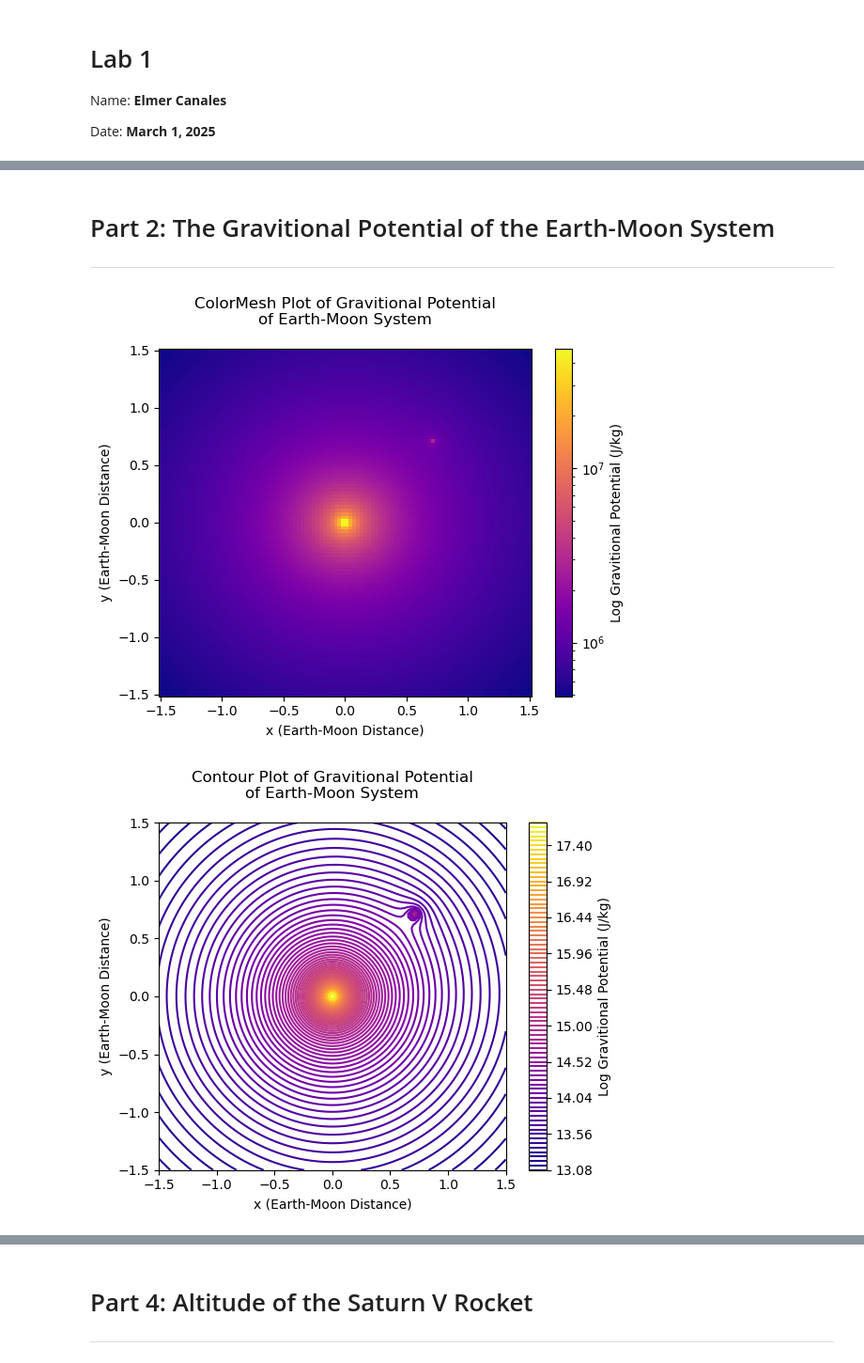
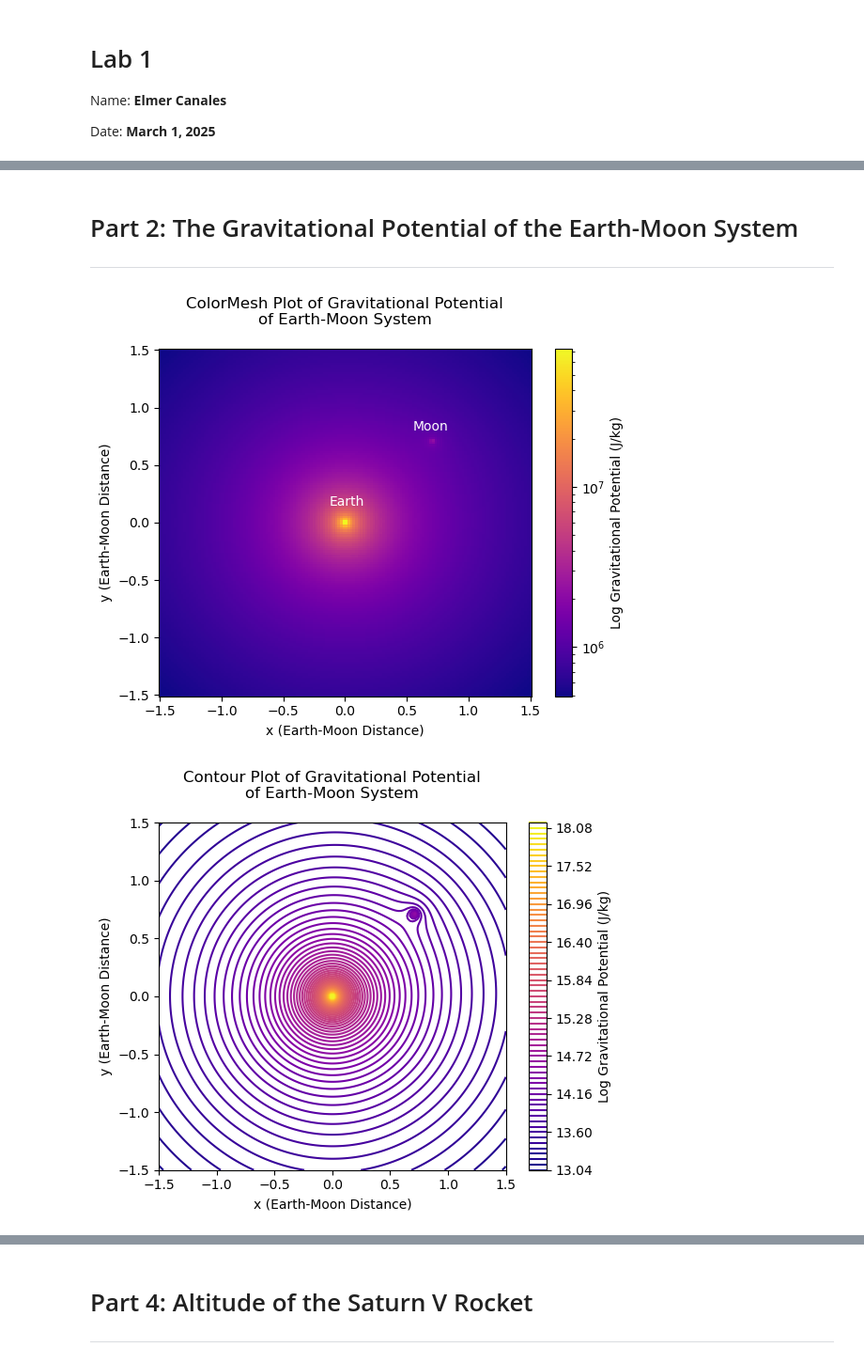
Before and after one commit to Elmer-Canales/PHYS265-spring25, a Jupyter notebook: Lab1/Canales_Lab1.ipynb, the cells around one changed output, grey strips where cells are left out. Shown at 94% size. Cells and saved outputs as stored; diff of their text form; code cells hidden in the pictures.

```diff
--- a/Lab1/Canales_Lab1.ipynb
+++ b/Lab1/Canales_Lab1.ipynb
@@ -117,3 +18,18 @@ KeyboardInterrupt: Interrupted by user
+# %%
+# Defining the gravitational function
+# The function takes 5 inputs, the mass of the main body and 2 xy coordinates
+def gravitational_potential(M, xm, ym, x, y):
+    G = 6.67e-11
+    # Using np.isclose() to return np.nan to prevent the function from exploding or dividing by zero
+    if np.isclose(xm, x) and np.isclose(ym, y):
+        G_potential = np.nan
+    else:
+        r = np.sqrt((xm - x)**2 + (ym - y)**2)
+        G_potential = - (G * M) / r
+    return G_potential
+
+# Vectorizing the function
+Gravitational_Potential = np.vectorize(gravitational_potential)
 # %%
 distance_Earth_Moon = 3.8e8           # Meters
 
@@ -171,8 +87,8 @@ cbar.set_label("Gravitional Potential (J/kg)")
 # %% [markdown]
-# Part 2: The Gravitional Potential of the Earth-Moon System
+# Part 2: The Gravitational Potential of the Earth-Moon System
 ___
 # %%
-# Initializing all variables necessary to calculate the gravitional potential based on the Earth and Moon
+# Initializing all variables necessary to calculate the gravitational potential based on the Earth and Moon
 # Earth variables
 M_Earth = 5.9e24   #kg
 x_Earth = 0
@@ -183,47 +99,49 @@ M_Moon = 7.3e22    # kg
 x_Moon = (3.8e8) / np.sqrt(2)
 y_Moon = (3.8e8) / np.sqrt(2)
 
-# Initializing xy variables to calculate the gravitional potential from
-xm = np.linspace(-1.5, 1.5, 100)         # Distance between Earth and the Moon
+# Initializing xy variables to calculate the gravitational potential from
+xm = np.linspace(-1.5, 1.5, 150)         # Distance between Earth and the Moon
 xm_meters = xm * distance_Earth_Moon     # Meters
-ym = np.linspace(-1.5, 1.5, 100)         # Distance between Earth and the Moon
+ym = np.linspace(-1.5, 1.5, 150)         # Distance between Earth and the Moon
 ym_meters = ym * distance_Earth_Moon     # Meters
 
 grid_xm_meters, grid_ym_meters = np.meshgrid(xm_meters, ym_meters)
 grid_xm, grid_ym = np.meshgrid(xm, ym)
 
 # Calculating the gravitional potential of both the Earth and Moon and then adding them
-GP_Earth = Gravitional_Potential(M_Earth, x_Earth, y_Earth, grid_xm_meters, grid_ym_meters)
-GP_Moon = Gravitional_Potential(M_Moon, x_Moon, y_Moon, grid_xm_meters, grid_ym_meters)
+GP_Earth = Gravitational_Potential(M_Earth, x_Earth, y_Earth, grid_xm_meters, grid_ym_meters)
+GP_Moon = Gravitational_Potential(M_Moon, x_Moon, y_Moon, grid_xm_meters, grid_ym_meters)
 GP_combine = np.abs(GP_Earth) + np.abs(GP_Moon)
 
-# Plotting a color mesh plot of the gravitional potential of the Earth-Moon system
+# Plotting a color mesh plot of the gravitstional potential of the Earth-Moon system
 fig, ax_gp_cm = plt.subplots(1, 1)
-# using 'lognorm' to make the gravtional potential log scale
+# using 'lognorm' to make the gravitational potential log scale
 add_mesh_color = ax_gp_cm.pcolormesh(grid_xm, grid_ym, GP_combine, cmap = cm.plasma, norm = colors.LogNorm(vmin = GP_combine.min(), vmax = GP_combine.max()))
 # Labeling the plot
 ax_gp_cm.set_xlabel('x (Earth-Moon Distance)')
 ax_gp_cm.set_ylabel("y (Earth-Moon Distance)")
-ax_gp_cm.set_title("ColorMesh Plot of Gravitional Potential\nof Earth-Moon System\n")
+ax_gp_cm.set_title("ColorMesh Plot of Gravitational Potential\nof Earth-Moon System\n")
+ax_gp_cm.text(0.55, 0.8, "Moon", color = 'white')
+ax_gp_cm.text(-0.13, 0.15, "Earth", color = 'white')
 
 # Adding and labeling the colorbar
 cbar = fig.colorbar(add_mesh_color)
-cbar.set_label("Log Gravitional Potential (J/kg)")
+cbar.set_label("Log Gravitational Potential (J/kg)")
 # %% [output]
-[figure, old version]
+[figure, new version]
 # %%
-# Plotting a contour plot of the gravtional potential of the Earth-Moon system
+# Plotting a contour plot of the gravitational potential of the Earth-Moon system
 fig_contour, ax_gp_contour = plt.subplots(1, 1)
-add_contour_color = ax_gp_contour.contour(grid_xm, grid_ym, np.log(GP_combine), cmap = cm.plasma, levels = 80)
+add_contour_color = ax_gp_contour.contour(grid_xm, grid_ym, np.log(GP_combine), cmap = cm.plasma, levels = 70)
 # Labeling the plot
 ax_gp_contour.set_xlabel('x (Earth-Moon Distance)')
 ax_gp_contour.set_ylabel("y (Earth-Moon Distance)")
-ax_gp_contour.set_title("Contour Plot of Gravitional Potential\nof Earth-Moon System\n")
+ax_gp_contour.set_title("Contour Plot of Gravitational Potential\nof Earth-Moon System\n")
 ax_gp_contour.set_aspect("equal")
 
 # Addind and labeling the colorbar
 cbar = fig.colorbar(add_contour_color)
-cbar.set_label("Log Gravitional Potential (J/kg)")
+cbar.set_label("Log Gravitational Potential (J/kg)")
 # %% [output]
-[figure, old version]
+[figure, new version]
 # %% [markdown]
```
Also changed, not shown: parts of 7 cells of this notebook.
